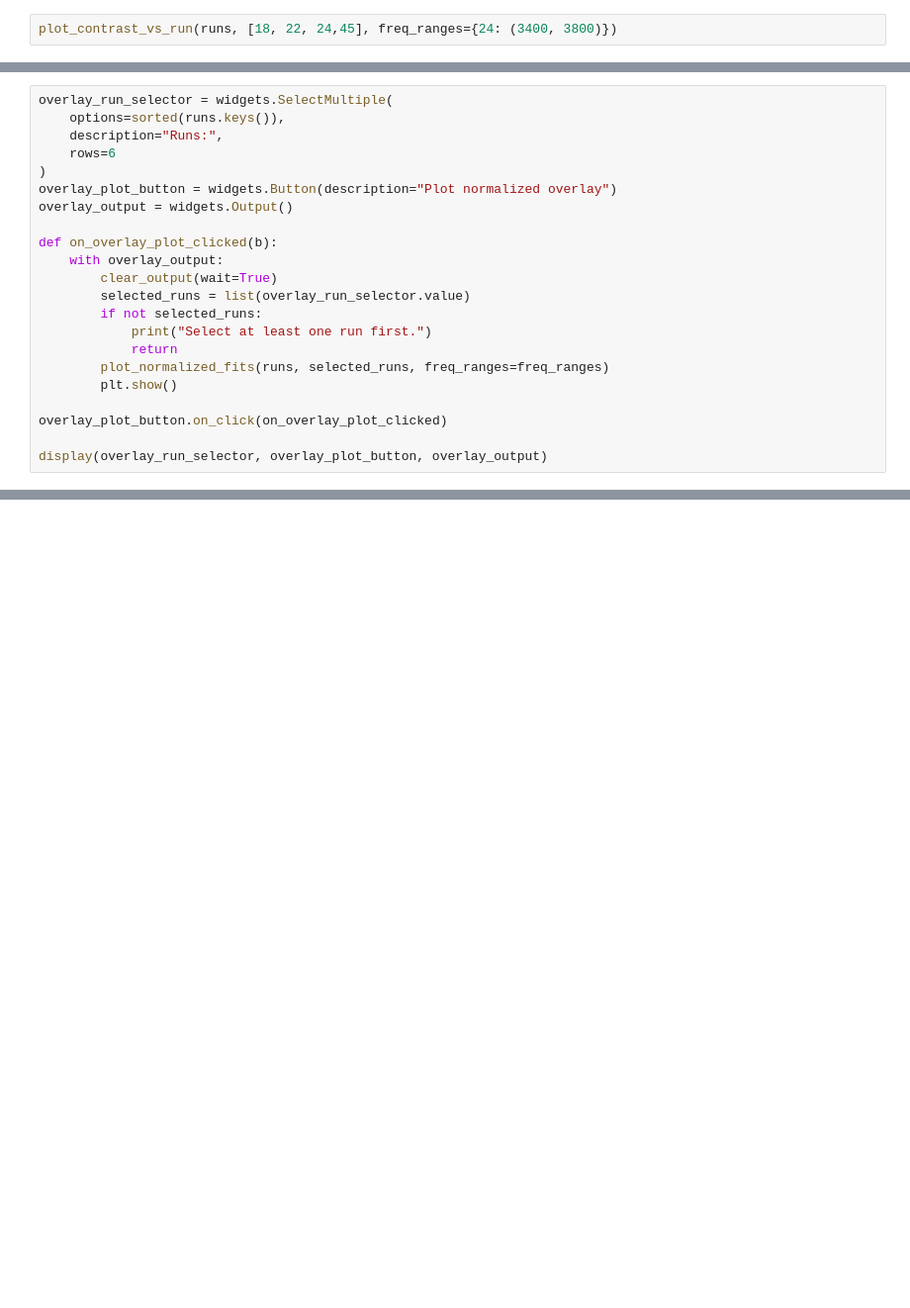
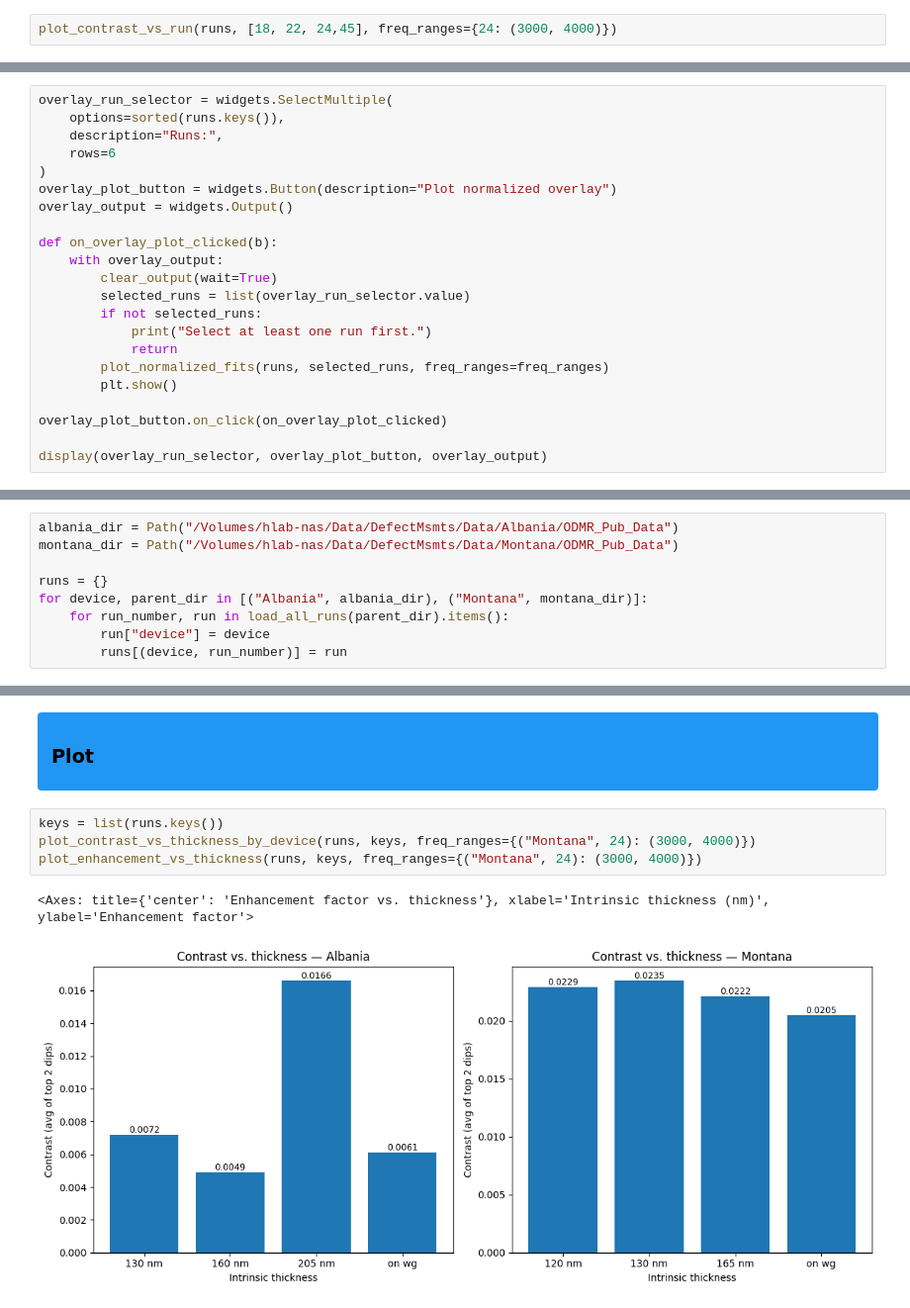
Before and after one commit to jeree-m/qick-dawg, a Jupyter notebook: jupyter_notebooks/odmr_analysis.ipynb, the cells around one changed output, grey strips where cells are left out. Shown at 99% size. Saved outputs shown, nothing was run; the diff lists cells and outputs as text; blank space fills up the shorter version.

```diff
--- a/jupyter_notebooks/odmr_analysis.ipynb
+++ b/jupyter_notebooks/odmr_analysis.ipynb
@@ -439,7 +434,7 @@ plt.show()
 <h3 style="color:black; margin:0;"> Comparisons</h3>
 </div>
 # %%
-plot_contrast_vs_run(runs, [18, 22, 24,45], freq_ranges={24: (3400, 3800)})
+plot_contrast_vs_run(runs, [18, 22, 24,45], freq_ranges={24: (3000, 4000)})
 # %% [markdown]
 <div style="background-color:#4CAF50; padding:8px 14px; border-radius:4px;">
 <h2 style="color:black; margin:0;">Interactive</h2>
@@ -547,0 +551,9 @@ display(overlay_run_selector, overlay_plot_button, overlay_output)
+# %%
+albania_dir = Path("/Volumes/hlab-nas/Data/DefectMsmts/Data/Albania/ODMR_Pub_Data")
+montana_dir = Path("/Volumes/hlab-nas/Data/DefectMsmts/Data/Montana/ODMR_Pub_Data")
+
+runs = {}
+for device, parent_dir in [("Albania", albania_dir), ("Montana", montana_dir)]:
+    for run_number, run in load_all_runs(parent_dir).items():
+        run["device"] = device
+        runs[(device, run_number)] = run
@@ -547,0 +643,11 @@ display(overlay_run_selector, overlay_plot_button, overlay_output)
+# %% [markdown]
+<div style="background-color:#2196F3; padding:8px 14px; border-radius:4px;">
+<h3 style="color:black; margin:0;"> Plot</h3>
+</div>
+# %%
+keys = list(runs.keys())
+plot_contrast_vs_thickness_by_device(runs, keys, freq_ranges={("Montana", 24): (3000, 4000)})
+plot_enhancement_vs_thickness(runs, keys, freq_ranges={("Montana", 24): (3000, 4000)})
+# %% [output]
+<Axes: title={'center': 'Enhancement factor vs. thickness'}, xlabel='Intrinsic thickness (nm)', ylabel='Enhancement factor'>
+[figure, added]
```
Also changed, not shown: parts of 8 cells of this notebook, 1 other file.
